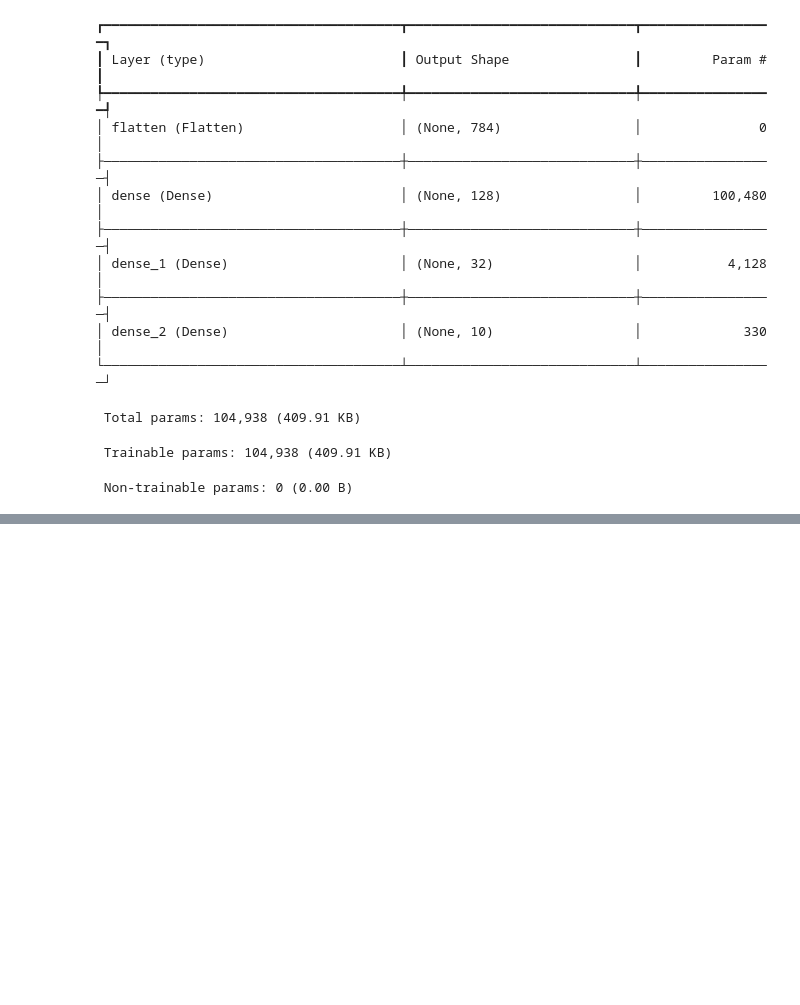
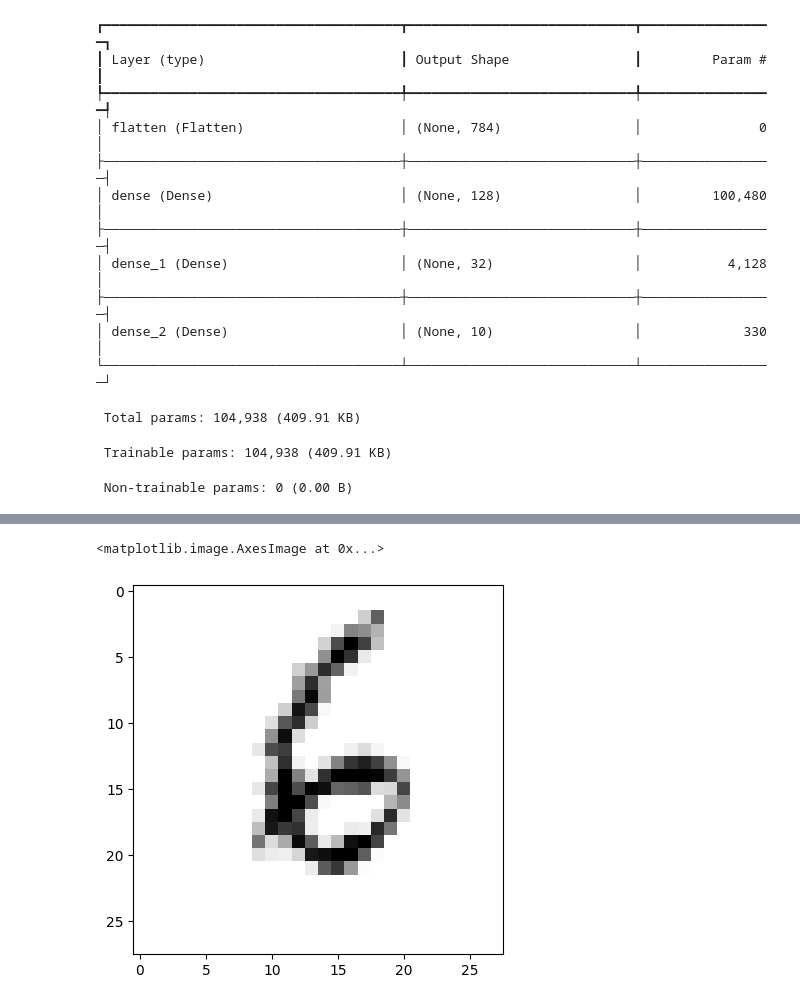
Before and after one commit to sahilkhan-7/handwritten-digit-recognition, a Jupyter notebook: MNIST_Classification.ipynb, the cells around one changed output, grey strips where cells are left out. Drawn from its saved outputs; the diff is of its cells as text; code cells hidden in the pictures; blank space fills up the shorter version.

```diff
--- a/MNIST_Classification.ipynb
+++ b/MNIST_Classification.ipynb
@@ -214,3 +252,6 @@ model.predict(X_test[15].reshape(1, 28, 28)).argmax(axis=1)
 # %%
-plt.imshow(X_test[155])
+plt.imshow(X_test[2000], cmap = 'binary')
+# %% [output]
+<matplotlib.image.AxesImage at 0x...>
+[figure, added]
 # %%
```
Also changed, not shown: parts of 40 cells of this notebook.
